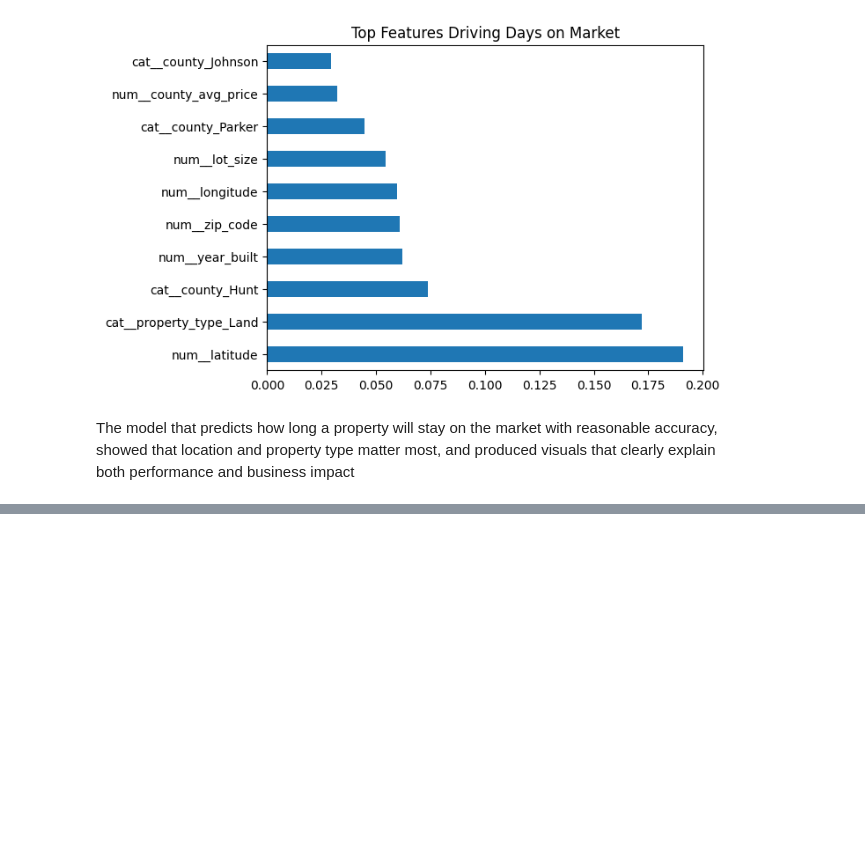
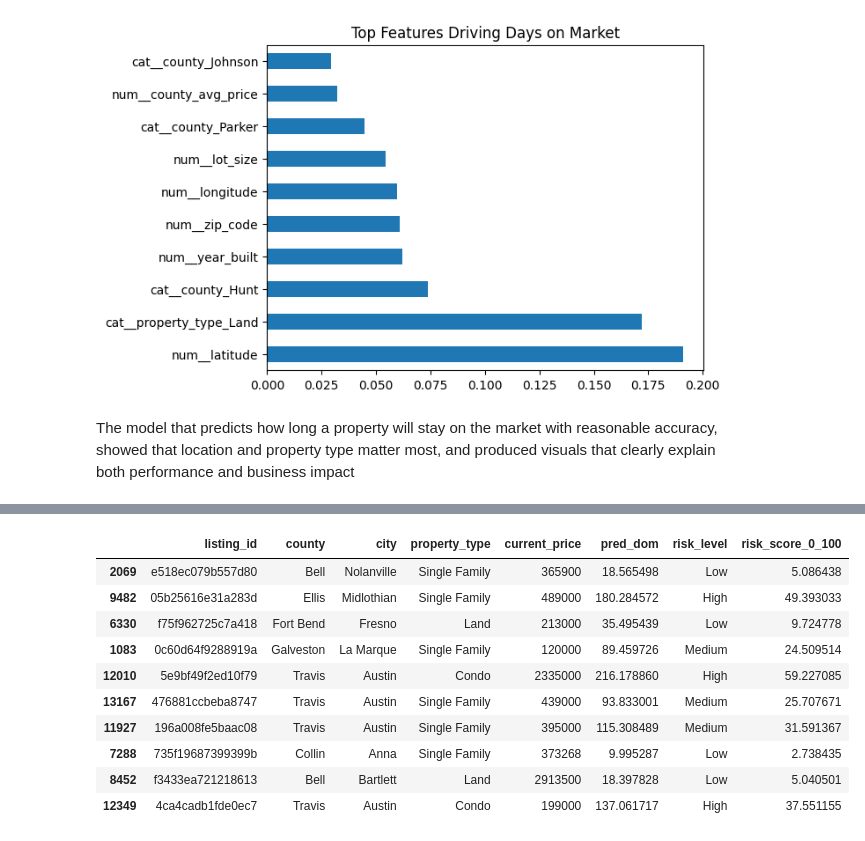
Before and after one commit to Mwenya-Musonda/alloy-tower-real-estate-ml, a Jupyter notebook: notebooks/03_model_training.ipynb, the cells around one changed output, grey strips where cells are left out. Drawn from its saved outputs; the diff is of its cells as text; code cells hidden in the pictures; blank space fills up the shorter version.

Commit message:
Add DOM prediction, risk scoring, and Streamlit dashboard

```diff
--- a/notebooks/03_model_training.ipynb
+++ b/notebooks/03_model_training.ipynb
@@ -261,0 +443,17 @@ The model that predicts how long a property will stay on the market with reasona
+# %%
+# Put actual + predicted together for analysis
+results = X_test.copy()
+results["actual_dom"] = y_test.values
+results["pred_dom"] = y_pred
+
+# Risk label rules (you can adjust thresholds if your team wants)
+# Low: <= 60 days
+# Medium: 61–120 days
+# High: > 120 days
+bins = [-np.inf, 60, 120, np.inf]
+labels = ["Low", "Medium", "High"]
+
+results["risk_level"] = pd.cut(results["pred_dom"], bins=bins, labels=labels)
+
+print(results[["pred_dom", "actual_dom", "risk_level"]].head(10))
+print("\nRisk distribution:\n", results["risk_level"].value_counts())
@@ -261,0 +479,7 @@ The model that predicts how long a property will stay on the market with reasona
+# %%
+
+pred_dom_clipped = results["pred_dom"].clip(0, 365)
+
+results["risk_score_0_100"] = (pred_dom_clipped / 365) * 100
+
+print(results[["pred_dom", "risk_level", "risk_score_0_100"]].head(10))
@@ -261,0 +498,25 @@ The model that predicts how long a property will stay on the market with reasona
+# %%
+# Create an index-safe copy of df with the same feature engineering columns available
+df_reset = df.reset_index(drop=True)
+
+# X was created from df after dropping columns, so X index maps to df index
+# This re-attaches listing_id for the rows in X_test
+results["listing_id"] = df_reset.loc[results.index, "listing_id"].values
+results["county"] = df_reset.loc[results.index, "county"].values
+results["city"] = df_reset.loc[results.index, "city"].values
+results["property_type"] = df_reset.loc[results.index, "property_type"].values
+results["current_price"] = df_reset.loc[results.index, "current_price"].values
+
+results[["listing_id","county","city","property_type","current_price","pred_dom","risk_level","risk_score_0_100"]].head(10)
+# %% [output]
+|  | listing_id | county | city | property_type | current_price | pred_dom | risk_level | risk_score_0_100 |
+| 2069 | e518ec079b557d80 | Bell | Nolanville | Single Family | 365900 | 18.565498 | Low | 5.086438 |
+| 9482 | 05b25616e31a283d | Ellis | Midlothian | Single Family | 489000 | 180.284572 | High | 49.393033 |
+| 6330 | f75f962725c7a418 | Fort Bend | Fresno | Land | 213000 | 35.495439 | Low | 9.724778 |
+| 1083 | 0c60d64f9288919a | Galveston | La Marque | Single Family | 120000 | 89.459726 | Medium | 24.509514 |
+| 12010 | 5e9bf49f2ed10f79 | Travis | Austin | Condo | 2335000 | 216.178860 | High | 59.227085 |
+| 13167 | 476881ccbeba8747 | Travis | Austin | Single Family | 439000 | 93.833001 | Medium | 25.707671 |
+| 11927 | 196a008fe5baac08 | Travis | Austin | Single Family | 395000 | 115.308489 | Medium | 31.591367 |
+| 7288 | 735f19687399399b | Collin | Anna | Single Family | 373268 | 9.995287 | Low | 2.738435 |
+| 8452 | f3433ea721218613 | Bell | Bartlett | Land | 2913500 | 18.397828 | Low | 5.040501 |
+| 12349 | 4ca4cadb1fde0ec7 | Travis | Austin | Condo | 199000 | 137.061717 | High | 37.551155 |
```
Also changed, not shown: parts of 16 cells of this notebook, 4 other files.
